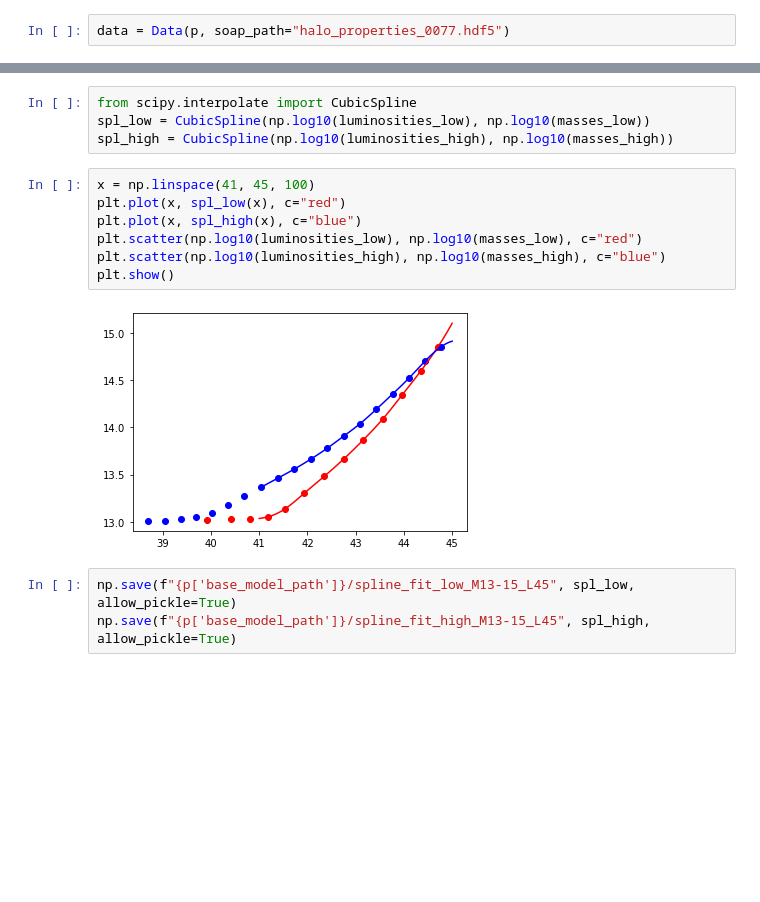
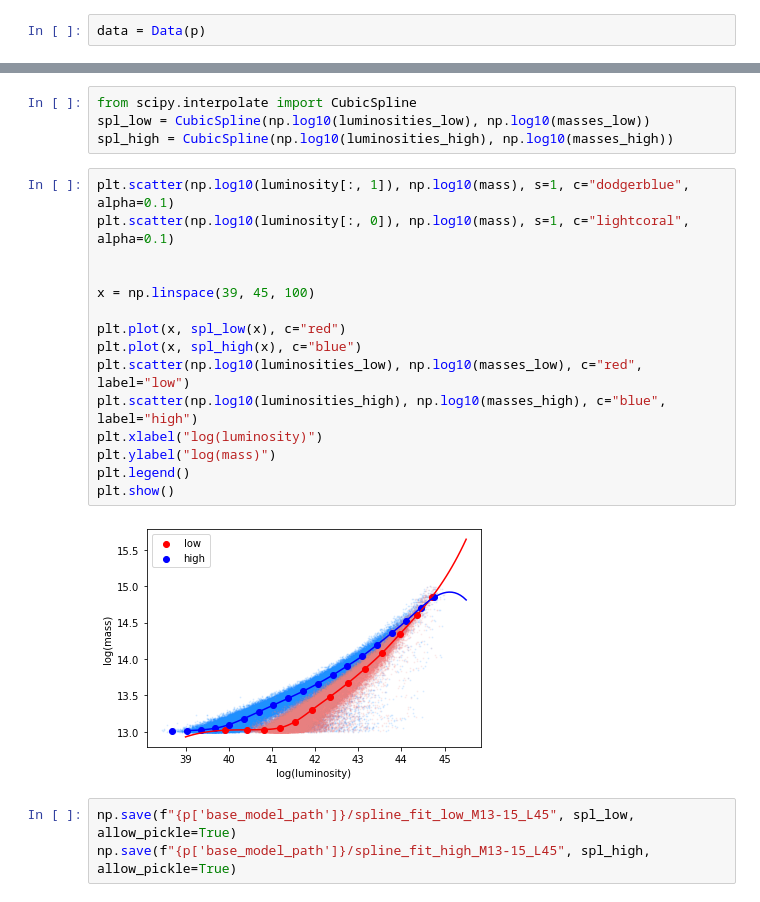
Before and after one commit to woutervantol/scriptie2, a Jupyter notebook: test_linear.ipynb, the cells around one changed output, grey strips where cells are left out. Drawn from its saved outputs; the diff is of its cells as text; blank space fills up the shorter version.

```diff
--- a/test_linear.ipynb
+++ b/test_linear.ipynb
@@ -6,4 +6,4 @@ from imports.data import Data
 from imports.params import p
 import matplotlib.pyplot as plt
 # %%
-data = Data(p, soap_path="halo_properties_0077.hdf5")
+data = Data(p)
@@ -73,14 +71,22 @@ from scipy.interpolate import CubicSpline
 spl_low = CubicSpline(np.log10(luminosities_low), np.log10(masses_low))
 spl_high = CubicSpline(np.log10(luminosities_high), np.log10(masses_high))
 # %%
-x = np.linspace(41, 45, 100)
+plt.scatter(np.log10(luminosity[:, 1]), np.log10(mass), s=1, c="dodgerblue", alpha=0.1)
+plt.scatter(np.log10(luminosity[:, 0]), np.log10(mass), s=1, c="lightcoral", alpha=0.1)
+
+
+x = np.linspace(39, 45, 100)
+
 plt.plot(x, spl_low(x), c="red")
 plt.plot(x, spl_high(x), c="blue")
-plt.scatter(np.log10(luminosities_low), np.log10(masses_low), c="red")
-plt.scatter(np.log10(luminosities_high), np.log10(masses_high), c="blue")
+plt.scatter(np.log10(luminosities_low), np.log10(masses_low), c="red", label="low")
+plt.scatter(np.log10(luminosities_high), np.log10(masses_high), c="blue", label="high")
+plt.xlabel("log(luminosity)")
+plt.ylabel("log(mass)")
+plt.legend()
 plt.show()
 # %% [output]
-[figure, old version]
+[figure, new version]
 # %%
 np.save(f"{p['base_model_path']}/spline_fit_low_M13-15_L45", spl_low, allow_pickle=True)
 np.save(f"{p['base_model_path']}/spline_fit_high_M13-15_L45", spl_high, allow_pickle=True)
```
Also changed, not shown: parts of 2 cells of this notebook, 11 other files.
